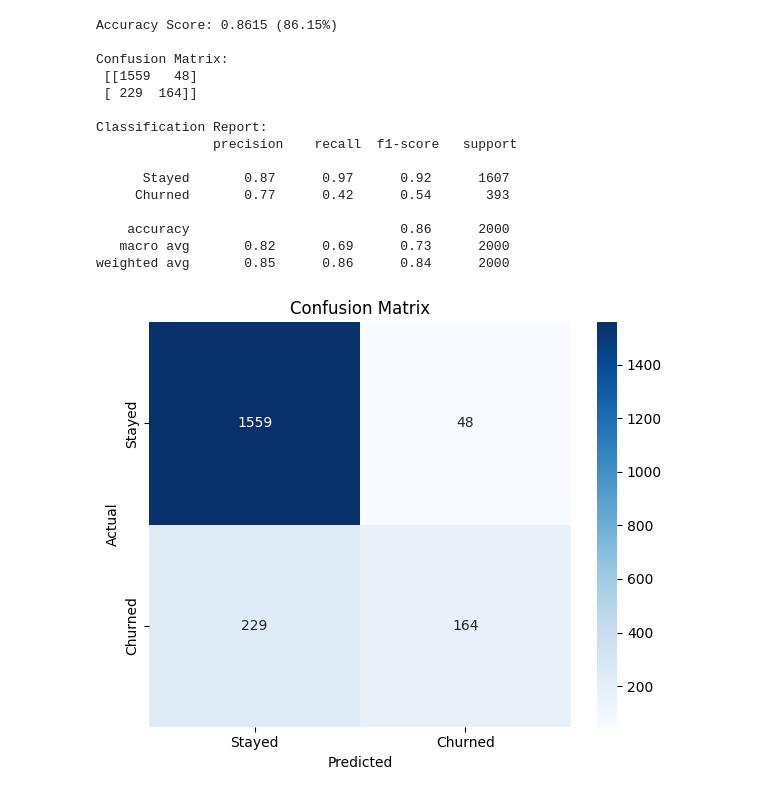
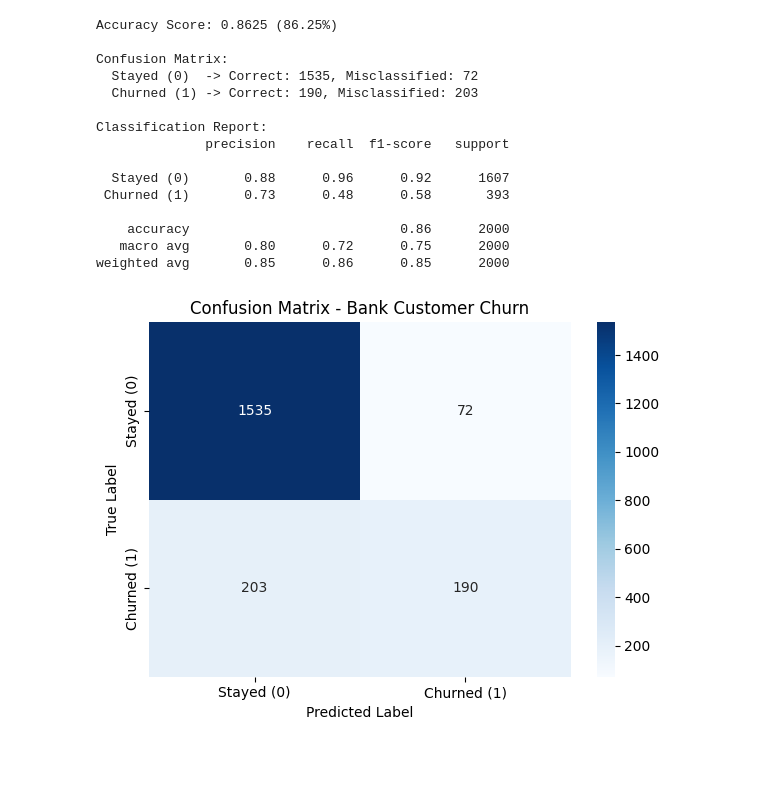
Before and after one commit to Izumi6/codes, a Jupyter notebook: 4th year practical/LP 3/Machine Learning/03_Bank_Churn_Neural_Network/03_bank_churn_neural_network.ipynb, the cells around one changed output. Cells and saved outputs as stored; diff of their text form; code cells hidden in the pictures; blank space fills up the shorter version.

```diff
--- a/4th year practical/LP 3/Machine Learning/03_Bank_Churn_Neural_Network/03_bank_churn_neural_network.ipynb
+++ b/4th year practical/LP 3/Machine Learning/03_Bank_Churn_Neural_Network/03_bank_churn_neural_network.ipynb
@@ -48,0 +55,17 @@ X_test_scaled = scaler.transform(X_test)
+# %%
+# Step 2: Distinguish Features and Target, Encode Categorical, Train-Test Split
+df_clean = df.drop(columns=['RowNumber', 'CustomerId', 'Surname'], errors='ignore')
+
+le_geo = LabelEncoder()
+le_gender = LabelEncoder()
+df_clean['Geography'] = le_geo.fit_transform(df_clean['Geography'])
+df_clean['Gender'] = le_gender.fit_transform(df_clean['Gender'])
+
+X = df_clean.drop(columns=['Exited'])
+y = df_clean['Exited']
+
+print(f"Features ({len(X.columns)}): {list(X.columns)}")
+print(f"Class Distribution: Stayed (0) = {(y == 0).sum()}, Churned (1) = {(y == 1).sum()}")
+
+X_train, X_test, y_train, y_test = train_test_split(X, y, test_size=0.2, random_state=42)
+print(f"Training Samples: {X_train.shape[0]}, Testing Samples: {X_test.shape[0]}")
@@ -101,34 +128,43 @@ Model: "sequential"
 # %%
-# Evaluation Metrics
+# Step 5: Evaluate the Model (Accuracy Score and Confusion Matrix)
+y_pred_prob = model.predict(X_test_scaled, verbose=0)
+y_pred = (y_pred_prob > 0.5).astype(int).flatten()
+
 acc = accuracy_score(y_test, y_pred)
 cm = confusion_matrix(y_test, y_pred)
 
-print(f"Accuracy Score: {acc:.4f} ({acc*100:.2f}%)")
-print("\nConfusion Matrix:\n", cm)
-print("\nClassification Report:\n", classification_report(y_test, y_pred, target_names=['Stayed', 'Churned']))
+print(f"Accuracy Score: {acc:.4f} ({acc*100:.2f}%)\n")
+print("Confusion Matrix:")
+print(f"  Stayed (0)  -> Correct: {cm[0][0]}, Misclassified: {cm[0][1]}")
+print(f"  Churned (1) -> Correct: {cm[1][1]}, Misclassified: {cm[1][0]}\n")
 
-plt.figure(figsize=(6, 5))
+print("Classification Report:")
+print(classification_report(y_test, y_pred, target_names=['Stayed (0)', 'Churned (1)']))
+
+# Confusion Matrix Heatmap
+plt.figure(figsize=(6, 4.5))
 sns.heatmap(cm, annot=True, fmt='d', cmap='Blues',
-            xticklabels=['Stayed', 'Churned'], yticklabels=['Stayed', 'Churned'])
-plt.title('Confusion Matrix')
-plt.xlabel('Predicted')
-plt.ylabel('Actual')
+            xticklabels=['Stayed (0)', 'Churned (1)'],
+            yticklabels=['Stayed (0)', 'Churned (1)'])
+plt.title('Confusion Matrix - Bank Customer Churn')
+plt.xlabel('Predicted Label')
+plt.ylabel('True Label')
 plt.tight_layout()
 plt.show()
 # %% [output]
-Accuracy Score: 0.8615 (86.15%)
+Accuracy Score: 0.8625 (86.25%)
 
 Confusion Matrix:
- [[1559   48]
- [ 229  164]]
+  Stayed (0)  -> Correct: 1535, Misclassified: 72
+  Churned (1) -> Correct: 190, Misclassified: 203
 
 Classification Report:
-               precision    recall  f1-score   support
+              precision    recall  f1-score   support
 
-      Stayed       0.87      0.97      0.92      1607
-     Churned       0.77      0.42      0.54       393
+  Stayed (0)       0.88      0.96      0.92      1607
+ Churned (1)       0.73      0.48      0.58       393
 
     accuracy                           0.86      2000
-   macro avg       0.82      0.69      0.73      2000
-weighted avg       0.85      0.86      0.84      2000
+   macro avg       0.80      0.72      0.75      2000
+weighted avg       0.85      0.86      0.85      2000
-[figure, old version]
+[figure, new version]
```
Also changed, not shown: parts of 8 cells of this notebook, 7 other files.
